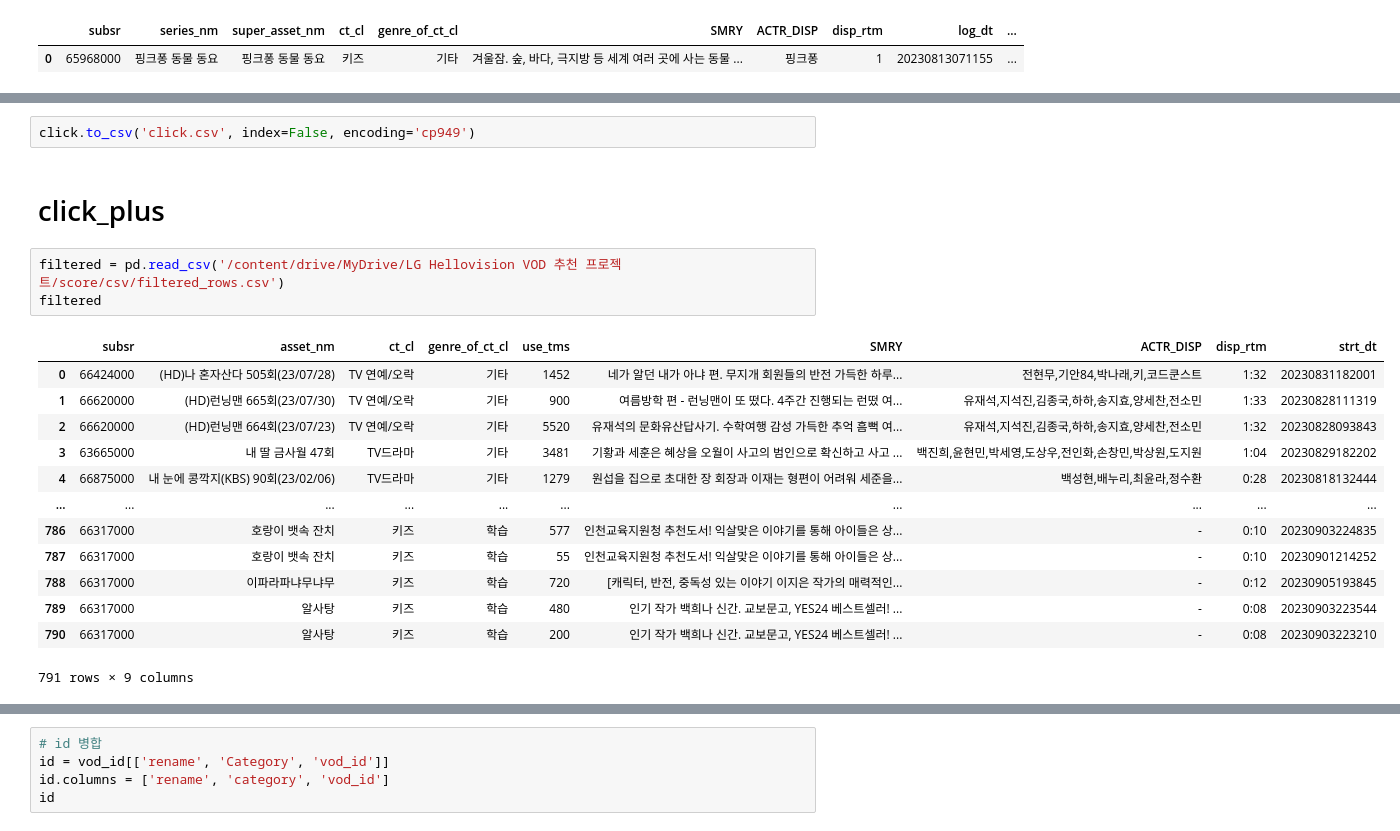
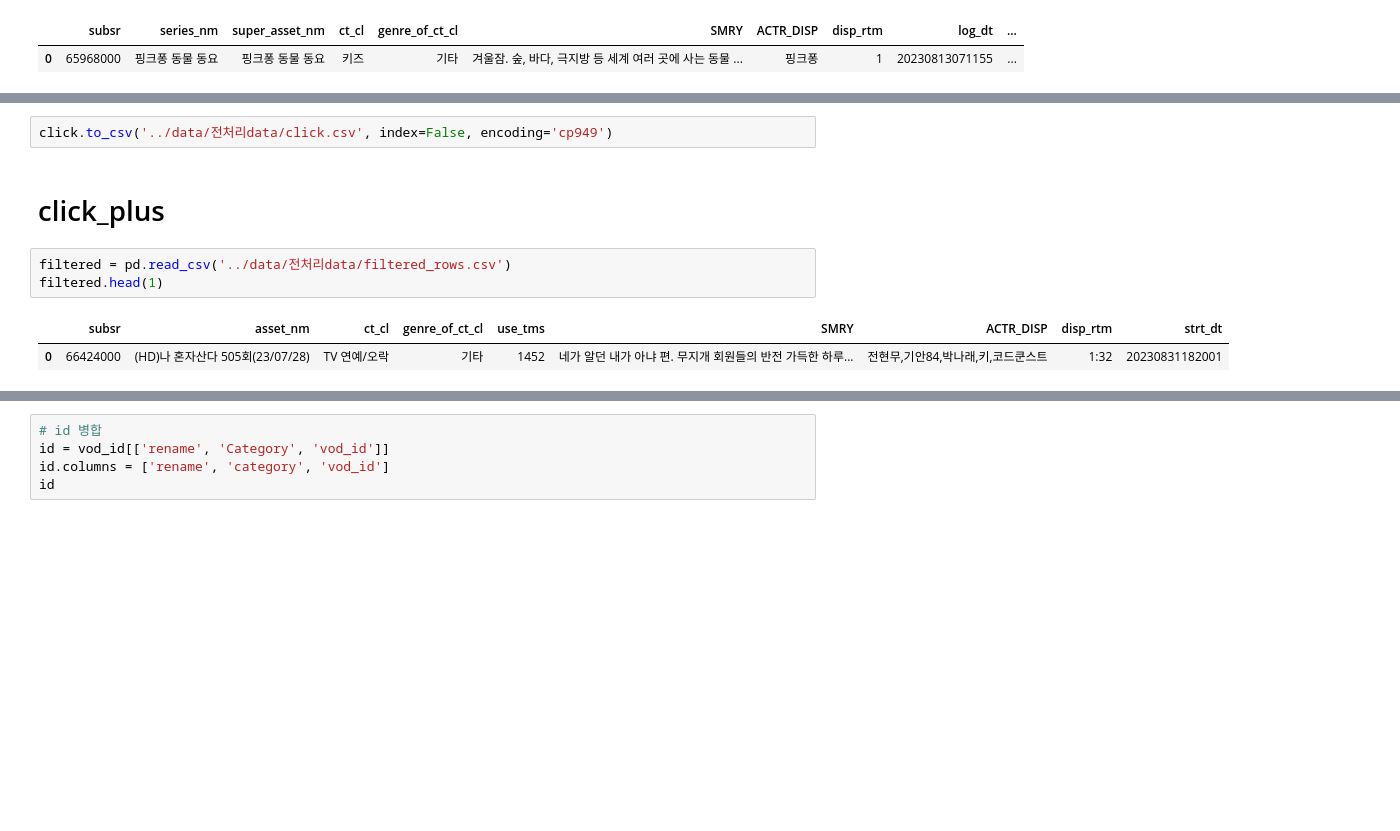
Before and after one commit to LGHV-team1/final-project, a Jupyter notebook: score/click & click_plus생성.ipynb, the cells around one changed output, grey strips where cells are left out. Cells and saved outputs as stored; diff of their text form; blank space fills up the shorter version.

```diff
--- a/score/click & click_plus생성.ipynb
+++ b/score/click & click_plus생성.ipynb
@@ -166,22 +151,11 @@ WARNING:matplotlib.font_manager:findfont: Font family 'Malgun Gothic' not found.
 # %%
-click.to_csv('click.csv', index=False, encoding='cp949')
+click.to_csv('../data/전처리data/click.csv', index=False, encoding='cp949')
 # %% [markdown]
 # click_plus
 # %%
-filtered = pd.read_csv('/content/drive/MyDrive/LG Hellovision VOD 추천 프로젝트/score/csv/filtered_rows.csv')
-filtered
+filtered = pd.read_csv('../data/전처리data/filtered_rows.csv')
+filtered.head(1)
 # %% [output]
 |  | subsr | asset_nm | ct_cl | genre_of_ct_cl | use_tms | SMRY | ACTR_DISP | disp_rtm | strt_dt |
 | 0 | 66424000 | (HD)나 혼자산다 505회(23/07/28) | TV 연예/오락 | 기타 | 1452 | 네가 알던 내가 아냐 편. 무지개 회원들의 반전 가득한 하루... | 전현무,기안84,박나래,키,코드쿤스트 | 1:32 | 20230831182001 |
-| 1 | 66620000 | (HD)런닝맨 665회(23/07/30) | TV 연예/오락 | 기타 | 900 | 여름방학 편 - 런닝맨이 또 떴다. 4주간 진행되는 런떴 여... | 유재석,지석진,김종국,하하,송지효,양세찬,전소민 | 1:33 | 20230828111319 |
-| 2 | 66620000 | (HD)런닝맨 664회(23/07/23) | TV 연예/오락 | 기타 | 5520 | 유재석의 문화유산답사기. 수학여행 감성 가득한 추억 흠뻑 여... | 유재석,지석진,김종국,하하,송지효,양세찬,전소민 | 1:32 | 20230828093843 |
-| 3 | 63665000 | 내 딸 금사월 47회 | TV드라마 | 기타 | 3481 | 기황과 세훈은 혜상을 오월이 사고의 범인으로 확신하고 사고 ... | 백진희,윤현민,박세영,도상우,전인화,손창민,박상원,도지원 | 1:04 | 20230829182202 |
-| 4 | 66875000 | 내 눈에 콩깍지(KBS) 90회(23/02/06) | TV드라마 | 기타 | 1279 | 원섭을 집으로 초대한 장 회장과 이재는 형편이 어려워 세준을... | 백성현,배누리,최윤라,정수환 | 0:28 | 20230818132444 |
-| ... | ... | ... | ... | ... | ... | ... | ... | ... | ... |
-| 786 | 66317000 | 호랑이 뱃속 잔치 | 키즈 | 학습 | 577 | 인천교육지원청 추천도서! 익살맞은 이야기를 통해 아이들은 상... | - | 0:10 | 20230903224835 |
-| 787 | 66317000 | 호랑이 뱃속 잔치 | 키즈 | 학습 | 55 | 인천교육지원청 추천도서! 익살맞은 이야기를 통해 아이들은 상... | - | 0:10 | 20230901214252 |
-| 788 | 66317000 | 이파라파냐무냐무 | 키즈 | 학습 | 720 | [캐릭터, 반전, 중독성 있는 이야기 이지은 작가의 매력적인... | - | 0:12 | 20230905193845 |
-| 789 | 66317000 | 알사탕 | 키즈 | 학습 | 480 | 인기 작가 백희나 신간. 교보문고, YES24 베스트셀러! ... | - | 0:08 | 20230903223544 |
-| 790 | 66317000 | 알사탕 | 키즈 | 학습 | 200 | 인기 작가 백희나 신간. 교보문고, YES24 베스트셀러! ... | - | 0:08 | 20230903223210 |
-791 rows × 9 columns
 # %%
```
Also changed, not shown: parts of 19 cells of this notebook, 3 other files.
